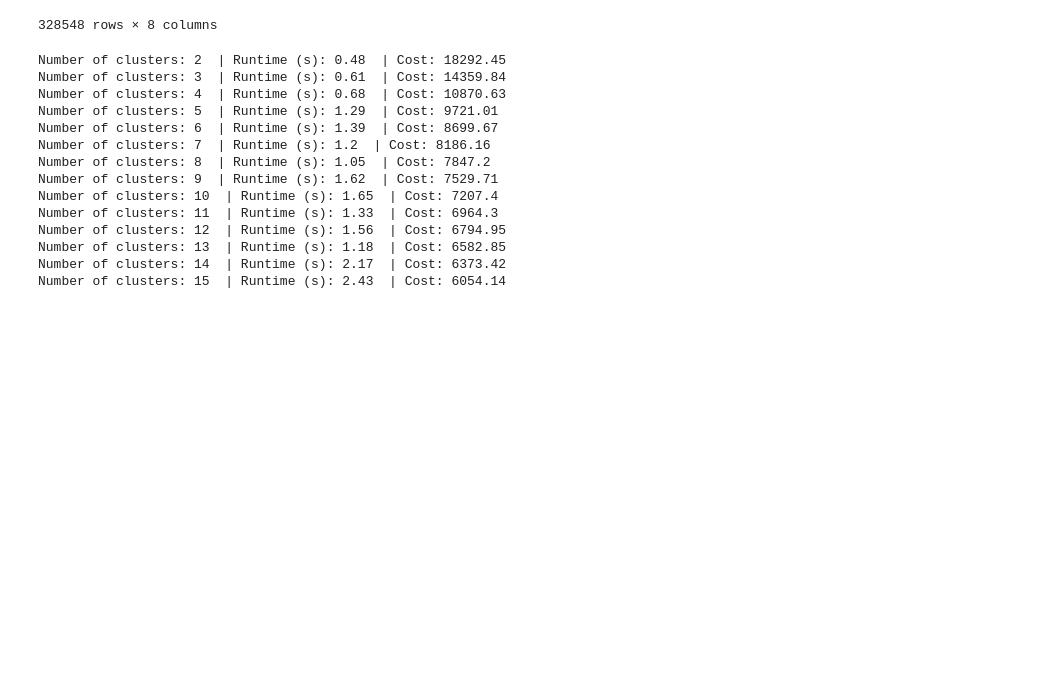
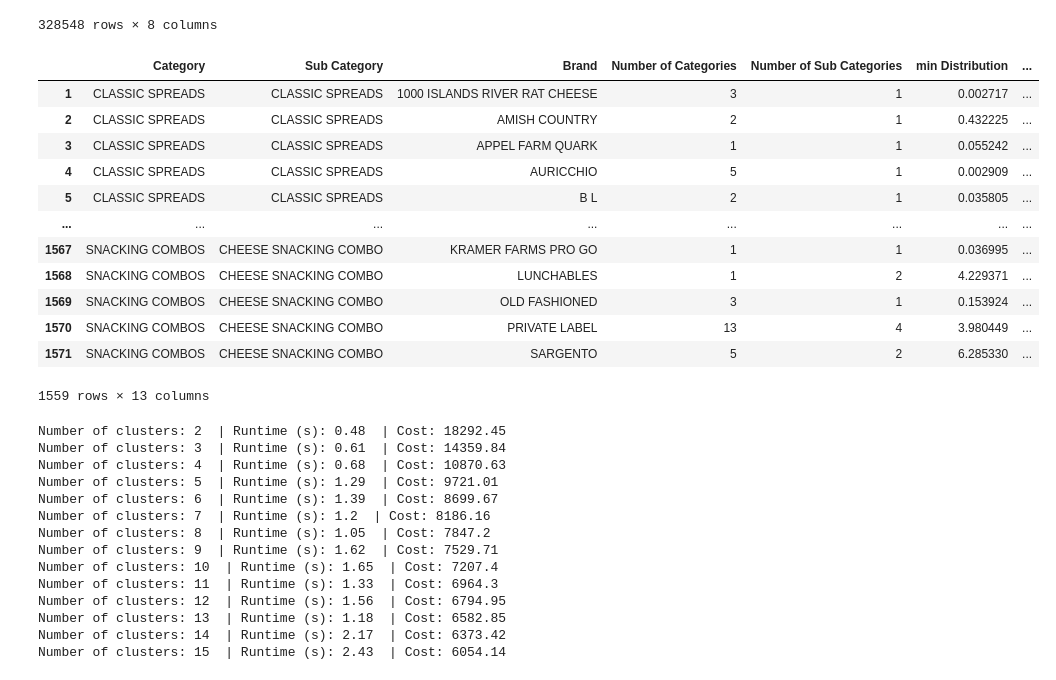
Before and after one commit to rayane-pivot/bel-bel-2022-growth-modelling-gm_tool, a Jupyter notebook: clusterer.ipynb, the cells around one changed output. Drawn from its saved outputs; the diff is of its cells as text; code cells hidden in the pictures; blank space fills up the shorter version.

```diff
--- a/clusterer.ipynb
+++ b/clusterer.ipynb
@@ -102,6 +99,22 @@ df_sub = pd.merge(df_sub, Distribution, on=['Category', 'Sub Category', 'Brand']
 df_sub = pd.merge(df_sub, Price, on=['Category', 'Sub Category', 'Brand'])
 # %%
 df_sub = df_sub.fillna(0.0)
+# %%
+df_sub[df_sub['Brand']!='ALL BRANDS']
+# %% [output]
+|  | Category | Sub Category | Brand | Number of Categories | Number of Sub Categories | min Distribution | ... |
+| 1 | CLASSIC SPREADS | CLASSIC SPREADS | 1000 ISLANDS RIVER RAT CHEESE | 3 | 1 | 0.002717 | ... |
+| 2 | CLASSIC SPREADS | CLASSIC SPREADS | AMISH COUNTRY | 2 | 1 | 0.432225 | ... |
+| 3 | CLASSIC SPREADS | CLASSIC SPREADS | APPEL FARM QUARK | 1 | 1 | 0.055242 | ... |
+| 4 | CLASSIC SPREADS | CLASSIC SPREADS | AURICCHIO | 5 | 1 | 0.002909 | ... |
+| 5 | CLASSIC SPREADS | CLASSIC SPREADS | B L | 2 | 1 | 0.035805 | ... |
+| ... | ... | ... | ... | ... | ... | ... | ... |
+| 1567 | SNACKING COMBOS | CHEESE SNACKING COMBO | KRAMER FARMS PRO GO | 1 | 1 | 0.036995 | ... |
+| 1568 | SNACKING COMBOS | CHEESE SNACKING COMBO | LUNCHABLES | 1 | 2 | 4.229371 | ... |
+| 1569 | SNACKING COMBOS | CHEESE SNACKING COMBO | OLD FASHIONED | 3 | 1 | 0.153924 | ... |
+| 1570 | SNACKING COMBOS | CHEESE SNACKING COMBO | PRIVATE LABEL | 13 | 4 | 3.980449 | ... |
+| 1571 | SNACKING COMBOS | CHEESE SNACKING COMBO | SARGENTO | 5 | 2 | 6.285330 | ... |
+1559 rows × 13 columns
 # %%
 """elbow method for number of clusters"""
 cost = []
```
Also changed, not shown: parts of 2 cells of this notebook, 8 other files.
